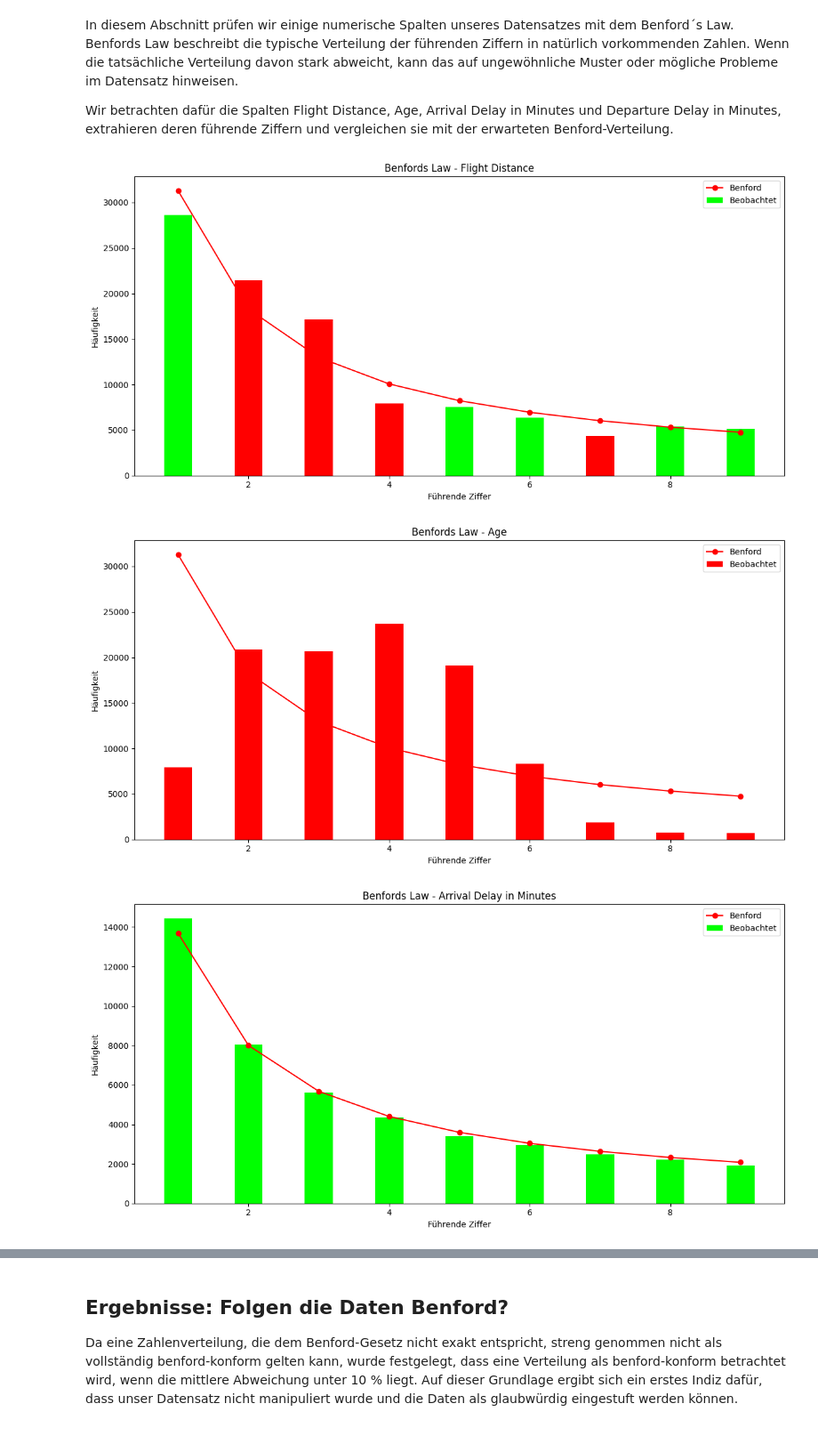
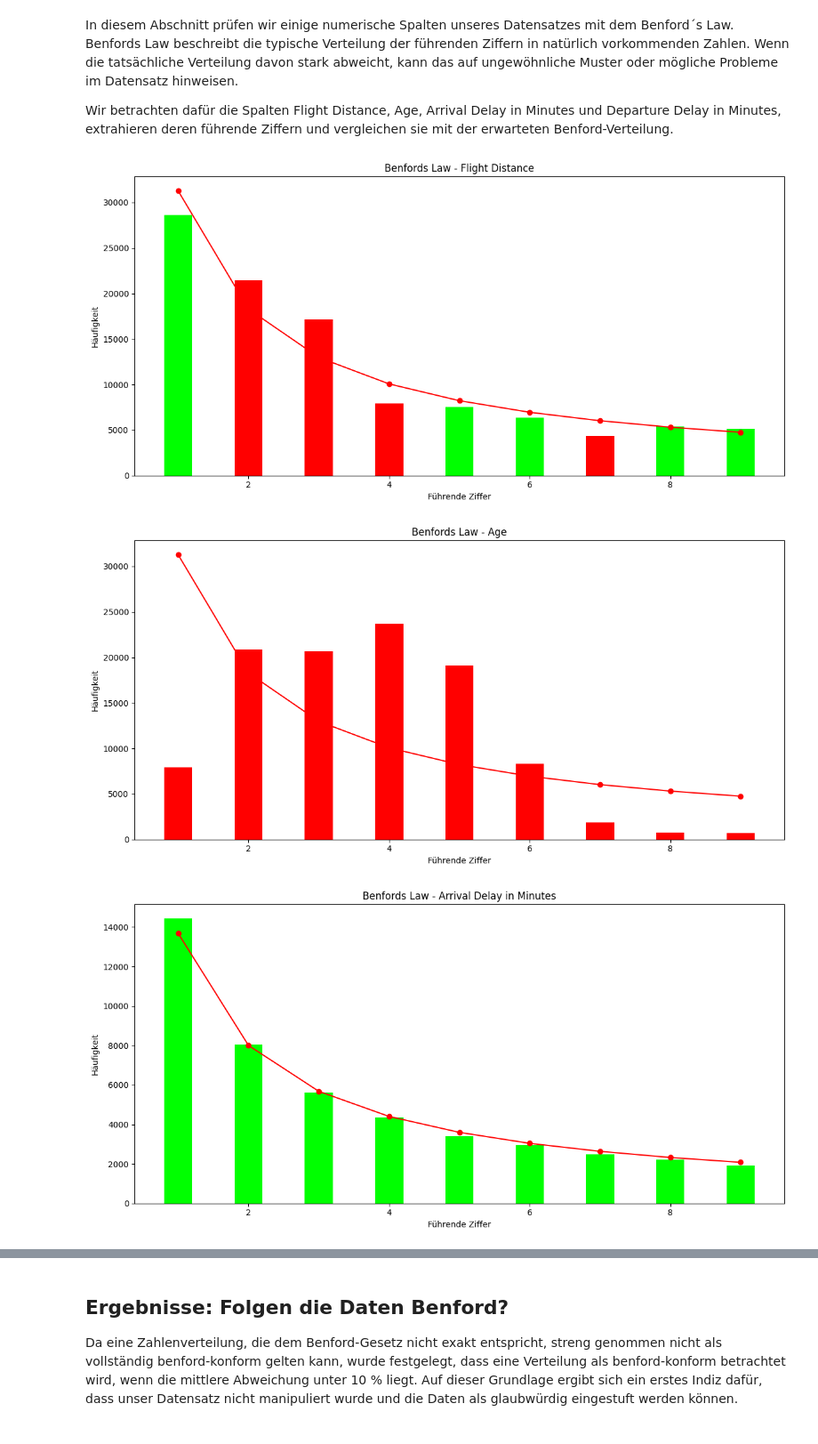
Before and after one commit to Sulphur1407/DSKI-Portfolio-1, a Jupyter notebook: PortfolioFinalVersion.ipynb, the cells around one changed output, grey strips where cells are left out. Shown at 89% size. Cells and saved outputs as stored; diff of their text form; code cells hidden in the pictures.

```diff
--- a/PortfolioFinalVersion.ipynb
+++ b/PortfolioFinalVersion.ipynb
@@ -321,9 +321,9 @@ Der Median liegt bei 0 Minuten, was darauf hindeutet, dass viele Flüge pünktli
 # %%
 columns = ["Flight Distance","Age"] #Kardinale Variablen
 
-for column in columns: # Schleife über die kardinalen Variablen
+for column in columns:
     plt.figure(figsize=[12,6]) # Erstellen der Figur
-    sns.histplot(df[column], bins = 75) # Erstellen des Histogramms mit 75 Bins = 75 Balken
-    plt.title(f"{column} Verteilung") # Titel des Plots
-    plt.show() # Anzeigen des Plots
+    sns.histplot(df[column], bins = 78) # Erstellen des Histogramms mit 78 Balken
+    plt.title(f"{column} Verteilung")
+    plt.show()
 # %% [output]
@@ -349,0 +336,7 @@ Wir formulieren folgende Fragen, die wir danach mithilfe von Indexing beantworte
+# %%
+import plotly.express as px
+columns = ["Arrival Delay in Minutes"]
+size_column = "Departure/Arrival time convenient"
+for column in columns:
+    fig = px.scatter(df,x=column,y='Age',color='satisfaction', size=size_column, width=800, height=600)
+    fig.show()
@@ -464,36 +522,33 @@ columns = ["Flight Distance","Age","Arrival Delay in Minutes", "Departure Delay
 
 
 for column in columns:
 
     values = df[column]
     values = values[values > 0]
 
     # Extrahieren der führenden Ziffern
     leading = values.astype(str).str[0].astype(int)
 
     # Häufigkeiten der führenden Ziffern berechnen
     observed_counts = leading.value_counts().sort_index()
 
     # Benfordslaw Verteilungs erstellung
     benford = pd.Series({d: np.log10(1+1/d) for d in range(1,10)})* len(leading)
 
     # Farben basierend auf Abweichung von Benford
     colors = ["Lime" if abs(observed_counts[i]- benford[i])/ benford[i] < 0.1 else "Red" for i in range(1,10)]
 
     plt.figure(figsize=[12,6])
     plt.bar(observed_counts.index ,observed_counts.values, width = 0.4, label = "Beobachtet", color = colors)
 
 
     plt.plot(observed_counts.index  , benford, 'ro-' ,label = "Benford")
     plt.xlabel("Führende Ziffer")
     plt.ylabel("Häufigkeit")
     plt.title(f"Benfords Law - {column}")
-    plt.legend()
     plt.tight_layout()
     plt.show()
-
-# TODO: Bei erstem Schaubild rot zu legende hinzufügen
 # %% [output]
-[figure, old version]
+[figure, new version]
-[figure, old version]
+[figure, new version]
-[figure, old version]
+[figure, new version]
```
Also changed, not shown: parts of 37 cells of this notebook.
